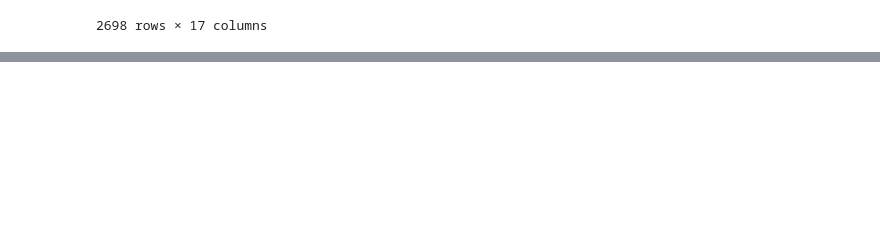
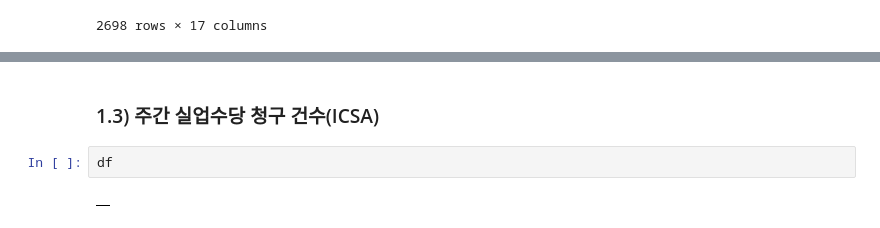
Before and after one commit to epzlfnql/Automated-Trading-Systems, a Jupyter notebook: 외부지표_crawling/경제지표.ipynb, the cells around one changed output, grey strips where cells are left out. Drawn from its saved outputs; the diff is of its cells as text; blank space fills up the shorter version.

```diff
--- a/외부지표_crawling/경제지표.ipynb
+++ b/외부지표_crawling/경제지표.ipynb
@@ -62,0 +67,6 @@ df_krx
+# %% [markdown]
+### 1.3) 주간 실업수당 청구 건수(ICSA)
+# %%
+df
+# %% [output]
+|  |
```
Also changed, not shown: parts of 1 cell of this notebook, 2 other files.
